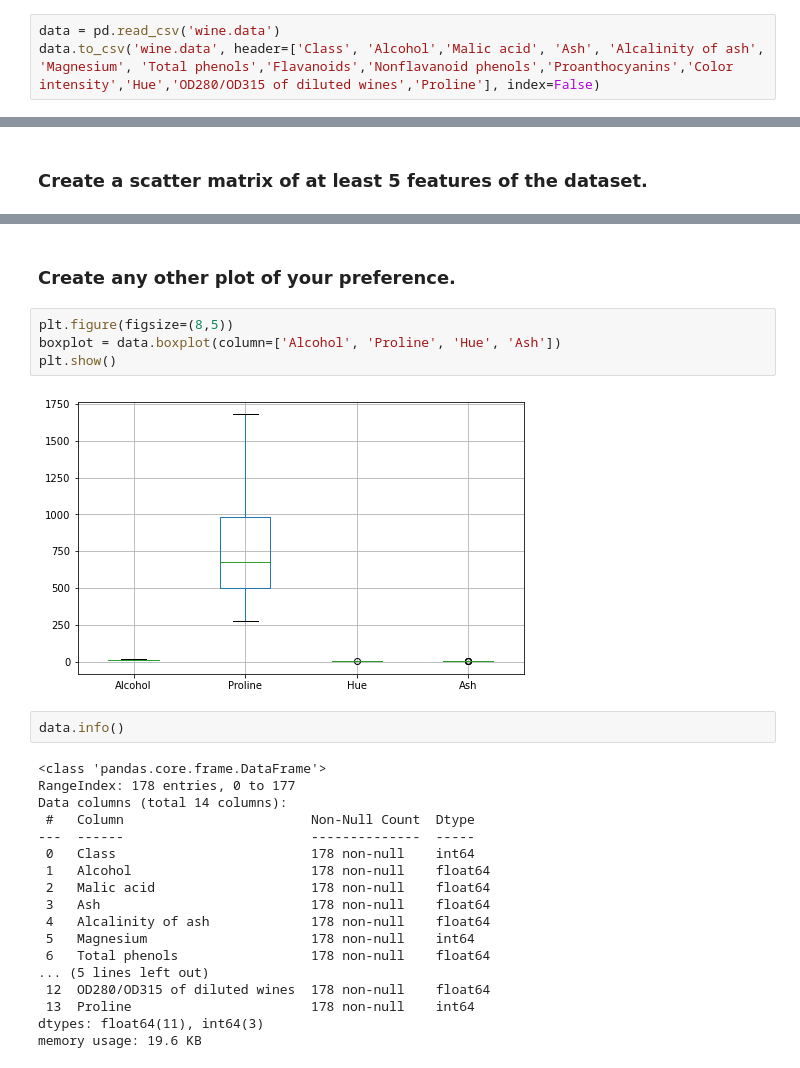
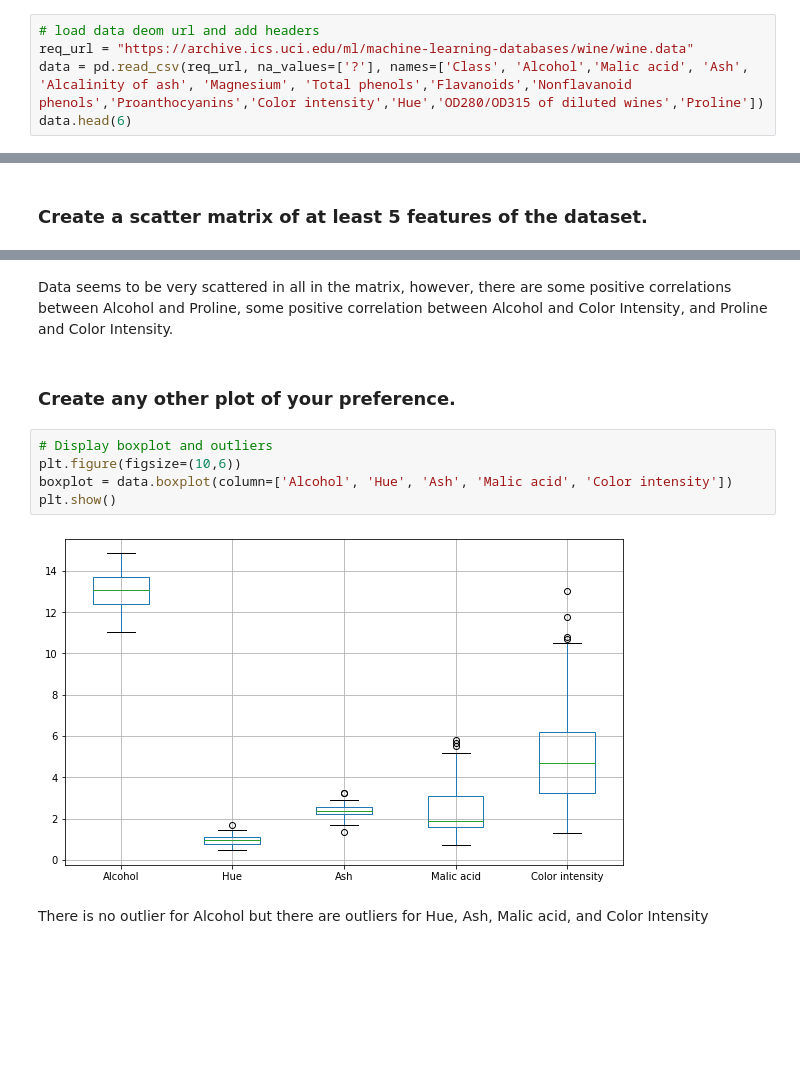
Before and after one commit to watitap/Machine-Learning-I, a Jupyter notebook: Competency1_Project2_WatitaPojanakanokporn.ipynb, the cells around one changed output, grey strips where cells are left out. Cells and saved outputs as stored; diff of their text form; blank space fills up the shorter version.

Commit message:
Adding url, imprt requests and adding some more lines to the project.

```diff
--- a/Competency1_Project2_WatitaPojanakanokporn.ipynb
+++ b/Competency1_Project2_WatitaPojanakanokporn.ipynb
@@ -9,5 +12,7 @@ from pandas.plotting import scatter_matrix
 # %% [markdown]
 ### Load the dataset from the repository
 # %%
-data = pd.read_csv('wine.data')
-data.to_csv('wine.data', header=['Class', 'Alcohol','Malic acid', 'Ash', 'Alcalinity of ash', 'Magnesium', 'Total phenols','Flavanoids','Nonflavanoid phenols','Proanthocyanins','Color intensity','Hue','OD280/OD315 of diluted wines','Proline'], index=False)
+# load data deom url and add headers
+req_url = "https://archive.ics.uci.edu/ml/machine-learning-databases/wine/wine.data"
+data = pd.read_csv(req_url, na_values=['?'], names=['Class', 'Alcohol','Malic acid', 'Ash', 'Alcalinity of ash', 'Magnesium', 'Total phenols','Flavanoids','Nonflavanoid phenols','Proanthocyanins','Color intensity','Hue','OD280/OD315 of diluted wines','Proline'])
+data.head(6)
@@ -139,28 +195,13 @@ plt.show()
+# %% [markdown]
+Data seems to be very scattered in all in the matrix, however, there are some positive correlations between Alcohol and Proline, some positive correlation between Alcohol and Color Intensity, and Proline and Color Intensity.
 # %% [markdown]
 ### Create any other plot of your preference.
 # %%
-plt.figure(figsize=(8,5))
-boxplot = data.boxplot(column=['Alcohol', 'Proline', 'Hue', 'Ash'])
+# Display boxplot and outliers
+plt.figure(figsize=(10,6))
+boxplot = data.boxplot(column=['Alcohol', 'Hue', 'Ash', 'Malic acid', 'Color intensity'])
 plt.show()
 # %% [output]
-[figure, old version]
+[figure, new version]
-# %%
-data.info()
-# %% [output]
-<class 'pandas.core.frame.DataFrame'>
-RangeIndex: 178 entries, 0 to 177
-Data columns (total 14 columns):
- #   Column                        Non-Null Count  Dtype
----  ------                        --------------  -----
- 0   Class                         178 non-null    int64
- 1   Alcohol                       178 non-null    float64
- 2   Malic acid                    178 non-null    float64
- 3   Ash                           178 non-null    float64
- 4   Alcalinity of ash             178 non-null    float64
- 5   Magnesium                     178 non-null    int64
- 6   Total phenols                 178 non-null    float64
-... (5 lines left out)
- 12  OD280/OD315 of diluted wines  178 non-null    float64
- 13  Proline                       178 non-null    int64
-dtypes: float64(11), int64(3)
-memory usage: 19.6 KB
+# %% [markdown]
+There is no outlier for Alcohol but there are outliers for Hue, Ash, Malic acid, and Color Intensity
```
Also changed, not shown: parts of 24 cells of this notebook.
